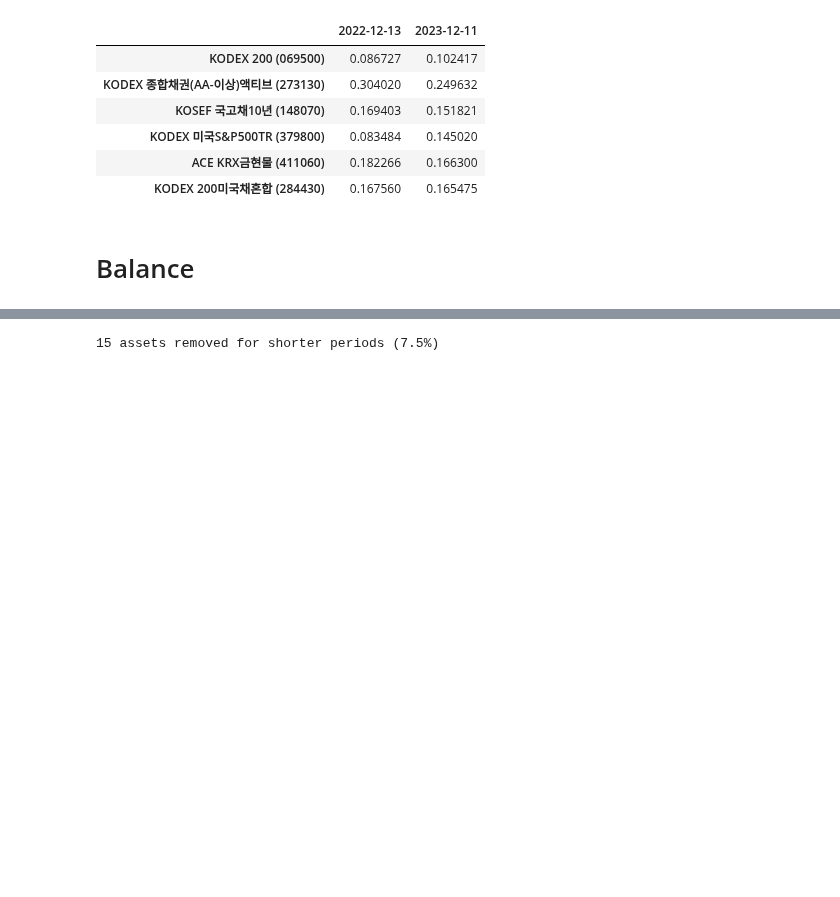
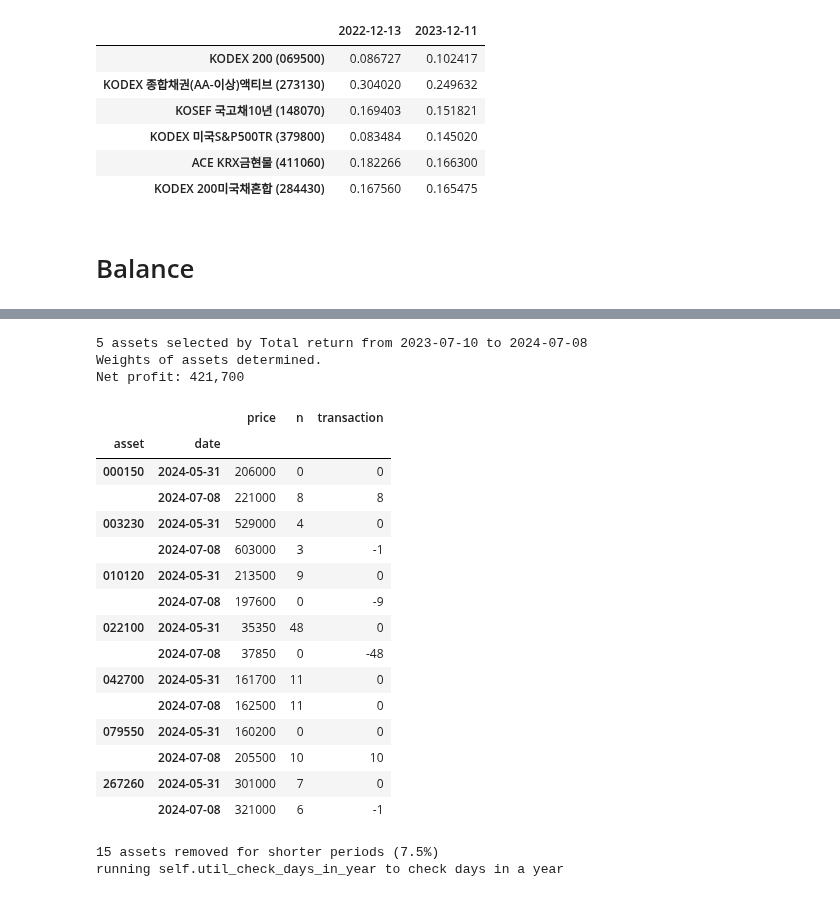
Before and after one commit to lbk209/portfolio, a Jupyter notebook: Asset_Management.ipynb, the cells around one changed output, grey strips where cells are left out. Saved outputs shown, nothing was run; the diff lists cells and outputs as text; code cells hidden in the pictures; blank space fills up the shorter version.

```diff
--- a/Asset_Management.ipynb
+++ b/Asset_Management.ipynb
@@ -175,0 +196,4 @@ bm.portfolios
+# %%
+pf_list = [4,5,6]
+_ = bm.run(pf_list, plot=False)
+bm.get_stats(sort_by='monthly_sharpe', metrics=metrics2)
@@ -190,0 +686,2 @@ COMB2: ERC: weights at transactions returned
+# %%
+pf_k200 = MomentumPortfolio(df_k200, days_in_year=246)
@@ -190,0 +691,3 @@ COMB2: ERC: weights at transactions returned
+# %%
+b1 = pf_k200.balance_quick(date='2024-06-01')
+b1
@@ -191,5 +704,28 @@ COMB2: ERC: weights at transactions returned
+# %%
+pf_k200.balance_quick(b1)
+# %% [output]
+5 assets selected by Total return from 2023-07-10 to 2024-07-08
+Weights of assets determined.
+Net profit: 421,700
+|  |  | price | n | transaction |
+| asset | date |  |  |  |
+| 000150 | 2024-05-31 | 206000 | 0 | 0 |
+|  | 2024-07-08 | 221000 | 8 | 8 |
+| 003230 | 2024-05-31 | 529000 | 4 | 0 |
+|  | 2024-07-08 | 603000 | 3 | -1 |
+| 010120 | 2024-05-31 | 213500 | 9 | 0 |
+|  | 2024-07-08 | 197600 | 0 | -9 |
+| 022100 | 2024-05-31 | 35350 | 48 | 0 |
+|  | 2024-07-08 | 37850 | 0 | -48 |
+| 042700 | 2024-05-31 | 161700 | 11 | 0 |
+|  | 2024-07-08 | 162500 | 11 | 0 |
+| 079550 | 2024-05-31 | 160200 | 0 | 0 |
+|  | 2024-07-08 | 205500 | 10 | 10 |
+| 267260 | 2024-05-31 | 301000 | 7 | 0 |
+|  | 2024-07-08 | 321000 | 6 | -1 |
 # %%
-k200 = MomentumPortfolio(df_k200, days_in_year)
+pf_k200 = MomentumPortfolio(df_k200, days_in_year=246)
 # %% [output]
 15 assets removed for shorter periods (7.5%)
+running self.util_check_days_in_year to check days in a year
 # %%
```
Also changed, not shown: parts of 41 cells of this notebook, 1 other file.
